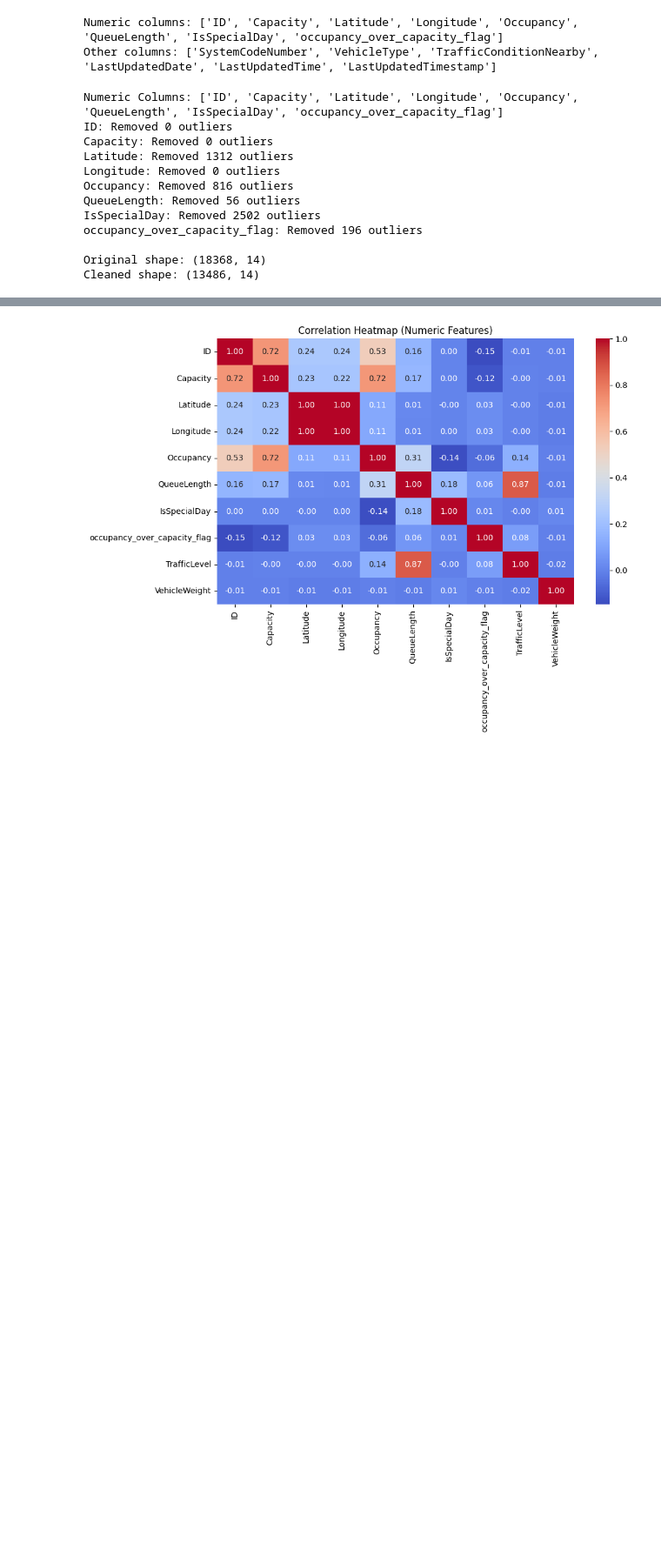
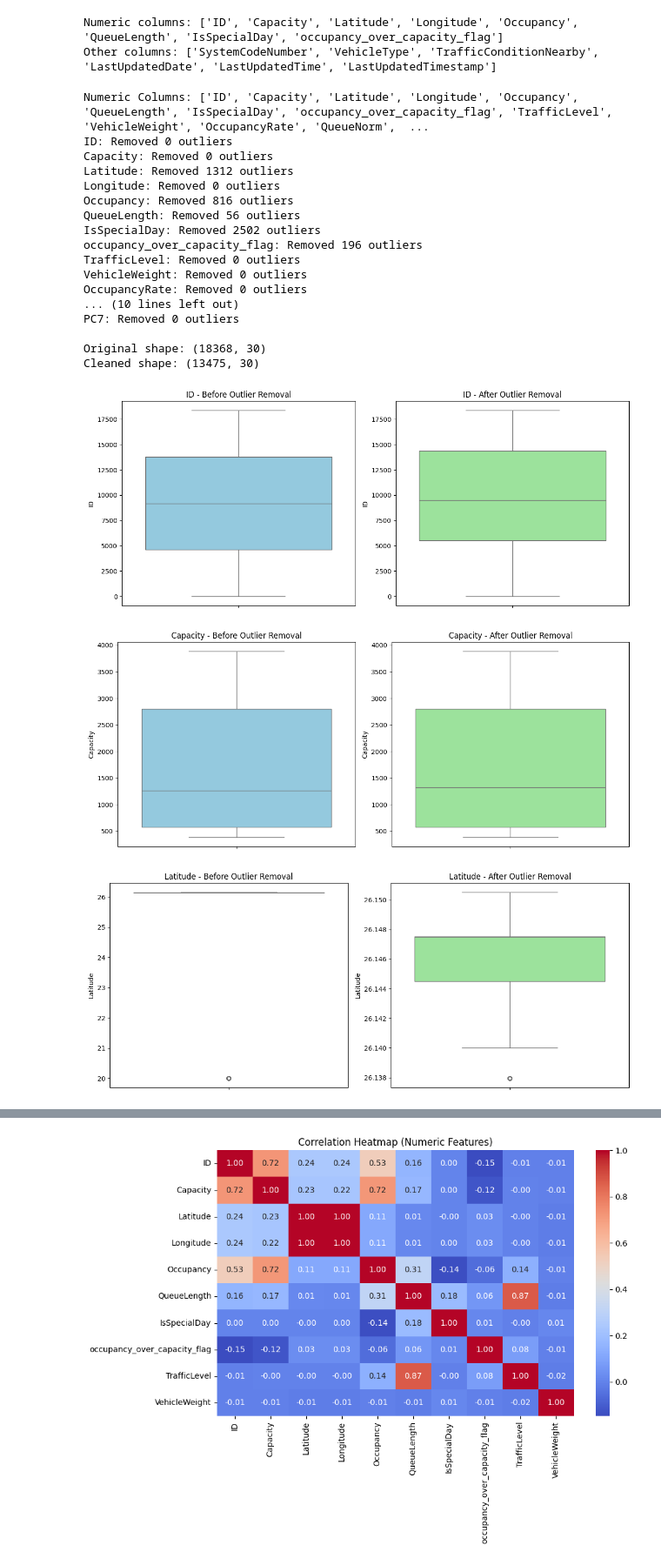
Before and after one commit to imyogeshwaran/Dynamic-pricing-for-urban-parking-lot-, a Jupyter notebook: dm1.ipynb, the cells around one changed output, grey strips where cells are left out. Shown at 87% size. Saved outputs shown, nothing was run; the diff lists cells and outputs as text; code cells hidden in the pictures; blank space fills up the shorter version.

```diff
--- a/dm1.ipynb
+++ b/dm1.ipynb
@@ -150,33 +153,61 @@ def remove_outliers_iqr(data, cols):
     cleaned_df = data.copy()
     for col in cols:
         Q1 = cleaned_df[col].quantile(0.25)
         Q3 = cleaned_df[col].quantile(0.75)
         IQR = Q3 - Q1
         lower_bound = Q1 - 1.5 * IQR
         upper_bound = Q3 + 1.5 * IQR
 
         before = cleaned_df.shape[0]
         cleaned_df = cleaned_df[(cleaned_df[col] >= lower_bound) & (cleaned_df[col] <= upper_bound)]
         after = cleaned_df.shape[0]
 
         print(f"{col}: Removed {before - after} outliers")
     return cleaned_df
 
 
 df_clean = remove_outliers_iqr(df, num_cols)
 
 print("\nOriginal shape:", df.shape)
 print("Cleaned shape:", df_clean.shape)
+
+def plot_boxplots(original_df, cleaned_df, cols):
+    for col in cols:
+        plt.figure(figsize=(12, 5))
+
+        # Before cleaning
+        plt.subplot(1, 2, 1)
+        sns.boxplot(y=original_df[col], color="skyblue")
+        plt.title(f"{col} - Before Outlier Removal")
+
+        # After cleaning
+        plt.subplot(1, 2, 2)
+        sns.boxplot(y=cleaned_df[col], color="lightgreen")
+        plt.title(f"{col} - After Outlier Removal")
+
+        plt.tight_layout()
+        plt.show()
+
+# Call the function
+plot_boxplots(df, df_clean, num_cols)
 # %% [output]
-Numeric Columns: ['ID', 'Capacity', 'Latitude', 'Longitude', 'Occupancy', 'QueueLength', 'IsSpecialDay', 'occupancy_over_capacity_flag']
+Numeric Columns: ['ID', 'Capacity', 'Latitude', 'Longitude', 'Occupancy', 'QueueLength', 'IsSpecialDay', 'occupancy_over_capacity_flag', 'TrafficLevel', 'VehicleWeight', 'OccupancyRate', 'QueueNorm',  ...
 ID: Removed 0 outliers
 Capacity: Removed 0 outliers
 Latitude: Removed 1312 outliers
 Longitude: Removed 0 outliers
 Occupancy: Removed 816 outliers
 QueueLength: Removed 56 outliers
 IsSpecialDay: Removed 2502 outliers
 occupancy_over_capacity_flag: Removed 196 outliers
+TrafficLevel: Removed 0 outliers
+VehicleWeight: Removed 0 outliers
+OccupancyRate: Removed 0 outliers
+... (10 lines left out)
+PC7: Removed 0 outliers
 
-Original shape: (18368, 14)
-Cleaned shape: (13486, 14)
+Original shape: (18368, 30)
+Cleaned shape: (13475, 30)
+[figure, added]
+[figure, added]
+[figure, added]
```
Also changed, not shown: parts of 11 cells of this notebook.
